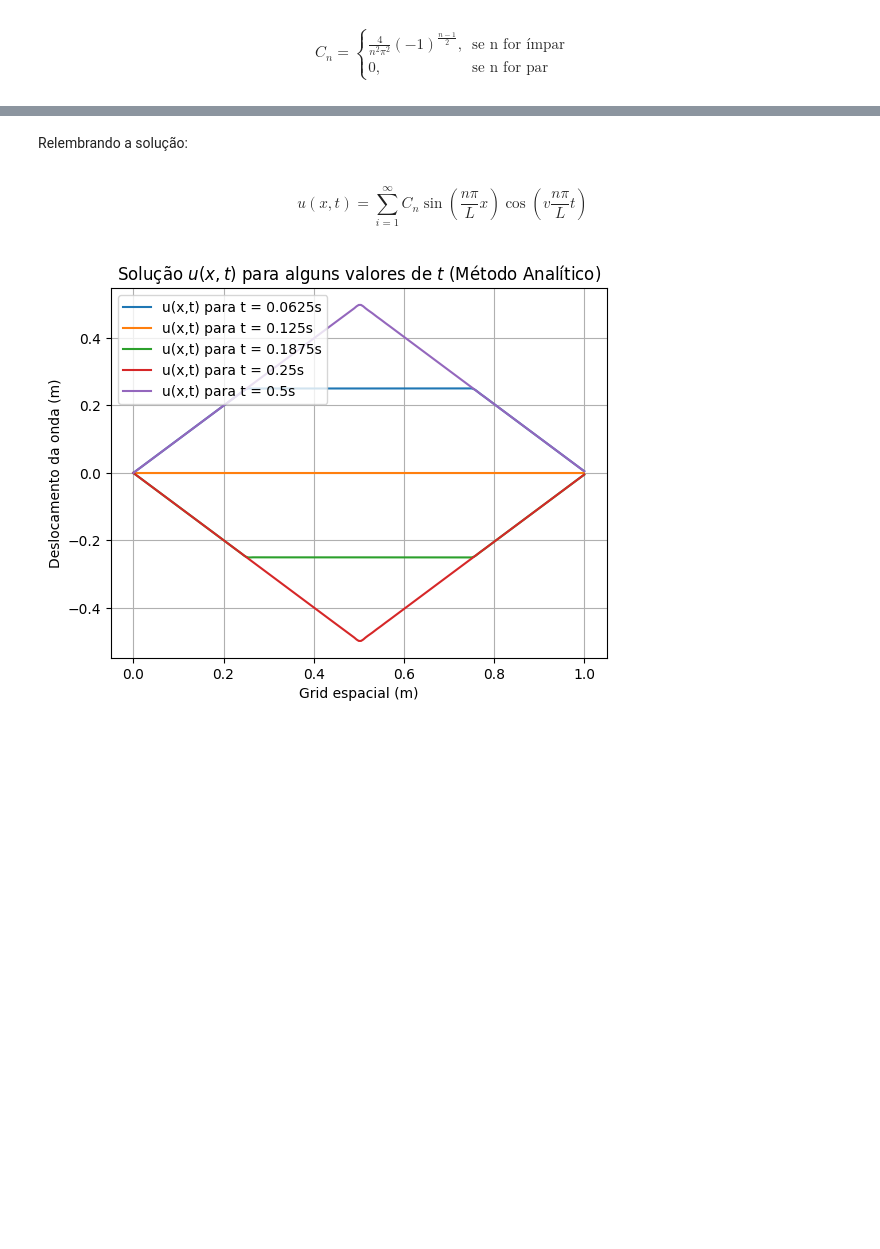
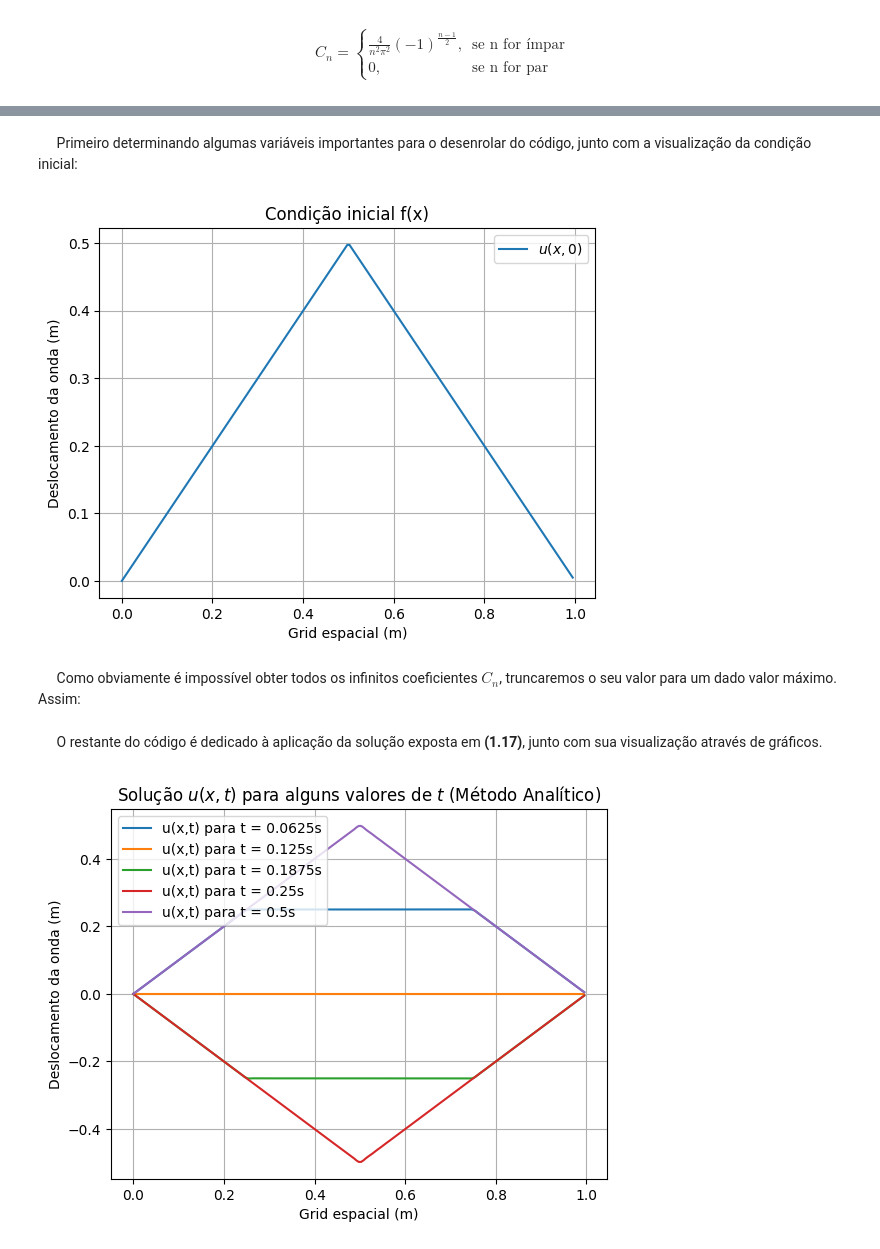
Before and after one commit to PETfisicaUFRN/PET.py, a Jupyter notebook: Rascunhos/Equação de Onda.ipynb, the cells around one changed output, grey strips where cells are left out. Saved outputs shown, nothing was run; the diff lists cells and outputs as text; code cells hidden in the pictures; blank space fills up the shorter version.

```diff
--- a/Rascunhos/Equação de Onda.ipynb
+++ b/Rascunhos/Equação de Onda.ipynb
@@ -257,4 +255,0 @@ Apenas fazendo a consideração de que $v = 4 m/s$, já temos tudo necessário p
-# %% [markdown]
-Relembrando a solução:
-# %% [markdown]
-$$u(x,t) = \sum_{i=1}^{\infty} C_n\sin{(\frac{n\pi}{L}x)}\cos{(v\frac{n\pi}{L}t)}$$
@@ -272,0 +256,24 @@ def C(n):
+# %% [markdown]
+$\quad$ Primeiro determinando algumas variáveis importantes para o desenrolar do código, junto com a visualização da condição inicial:
+# %%
+a = 0 # Extremidade à esquerda.
+L = 1 # Extremidade à direita .
+N = 201 # Número de repartições do intervalo.
+v = 4 # Parametro (velocidade) da equação de onda.
+dx = (L-a)/N # Espaçamendo do grid espacial.
+xs = np.arange(a,L,dx) # Grid espacial.
+ys = np.zeros(N, float) # Array para armazenar a condição inicial.
+for i in range(N):
+    ys[i] = f(xs[i],L)
+
+plt.plot(xs,ys, label = "$u(x,0)$")
+plt.xlabel("Grid espacial (m)")
+plt.ylabel("Deslocamento da onda (m)")
+plt.grid()
+plt.legend()
+plt.title("Condição inicial f(x)")
+plt.show()
+# %% [output]
+[figure, added]
+# %% [markdown]
+$\quad$ Como obviamente é impossível obter todos os infinitos coeficientes $C_n$, truncaremos o seu valor para um dado valor máximo. Assim:
@@ -273 +285,3 @@ def C(n):
+# %% [markdown]
+$\quad$ O restante do código é dedicado à aplicação da solução exposta em **(1.17)**, junto com sua visualização através de gráficos.
 # %%
```
Also changed, not shown: parts of 247 cells of this notebook.
